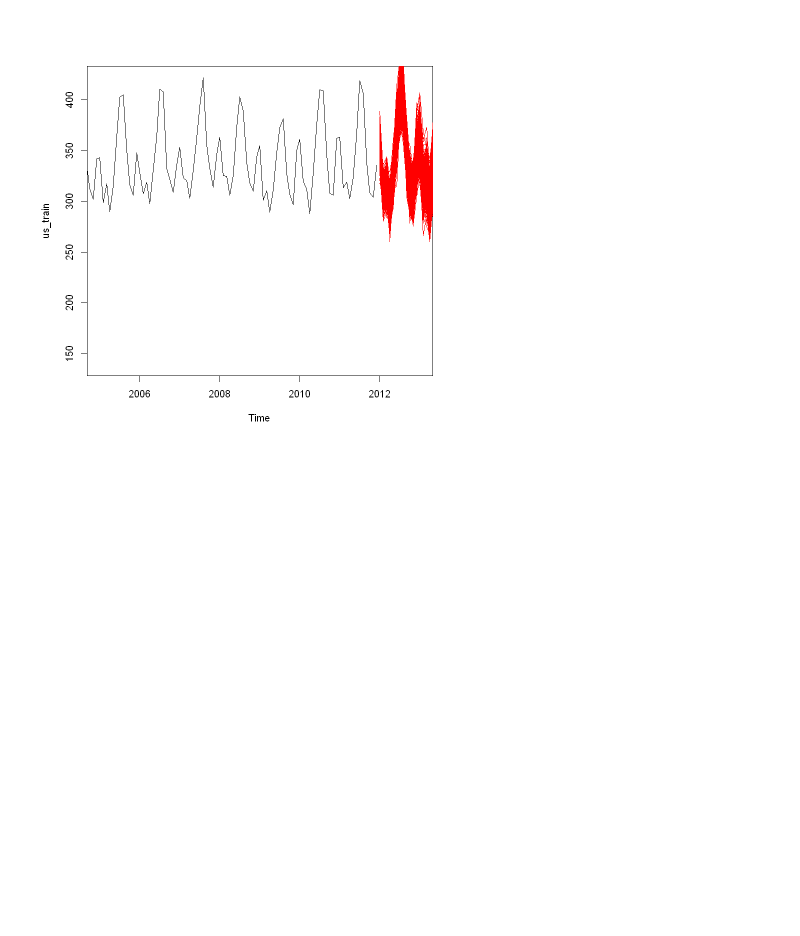
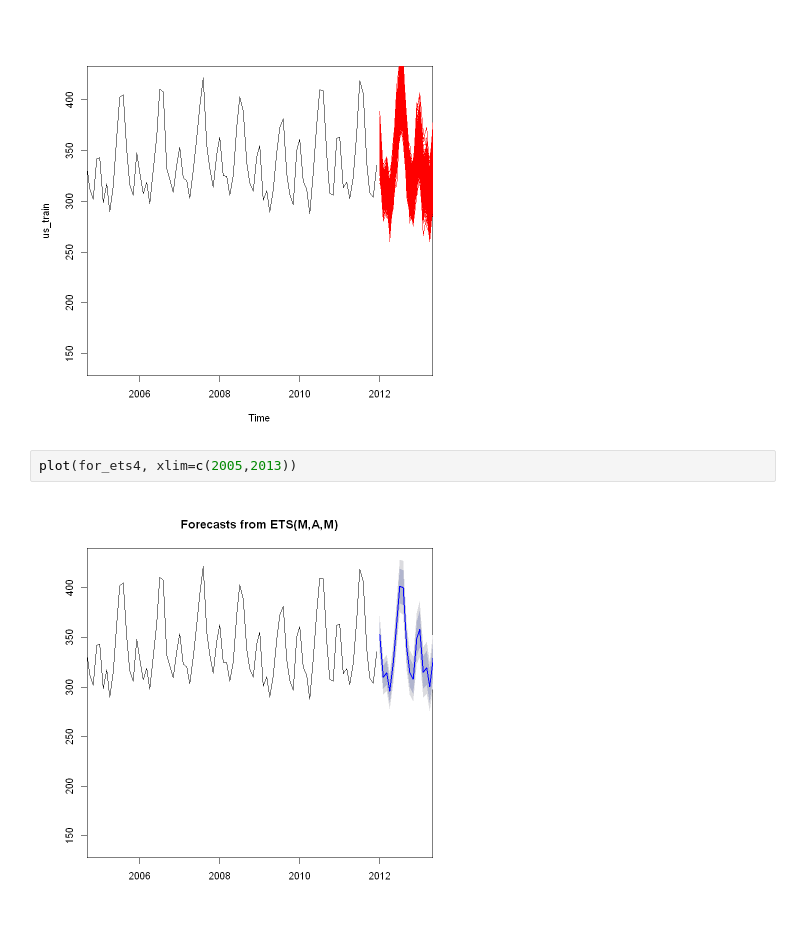
Before and after one commit to young-hun-jo/SCH_Univ_Course, a Jupyter notebook: Time_Series/time_series_DIY2.ipynb, the cells around one changed output. Saved outputs shown, nothing was run; the diff lists cells and outputs as text; blank space fills up the shorter version.

```diff
--- a/Time_Series/time_series_DIY2.ipynb
+++ b/Time_Series/time_series_DIY2.ipynb
@@ -370,3 +390,7 @@ for (i in 1:1000){
 # 1000번을 돌려도 엄청나게 크게 예측값 오차가 벗어나지 않는다.
 # %% [output]
 [figure]
+# %%
+plot(for_ets4, xlim=c(2005,2013))
+# %% [output]
+[figure, added]
```
Also changed, not shown: parts of 4 cells of this notebook.
